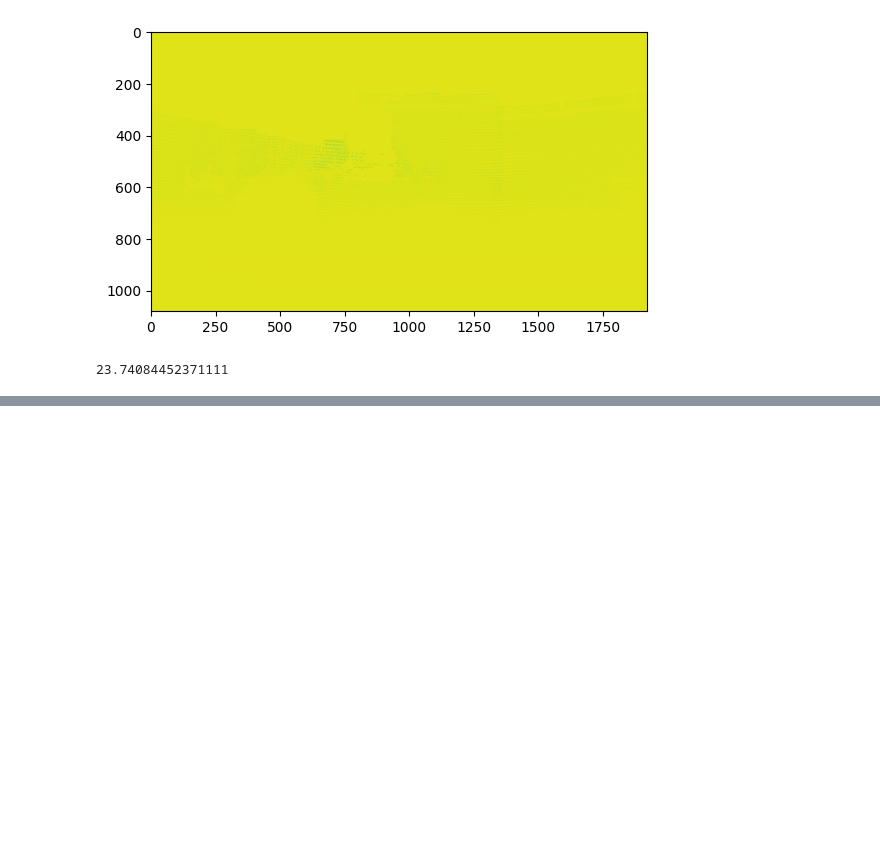
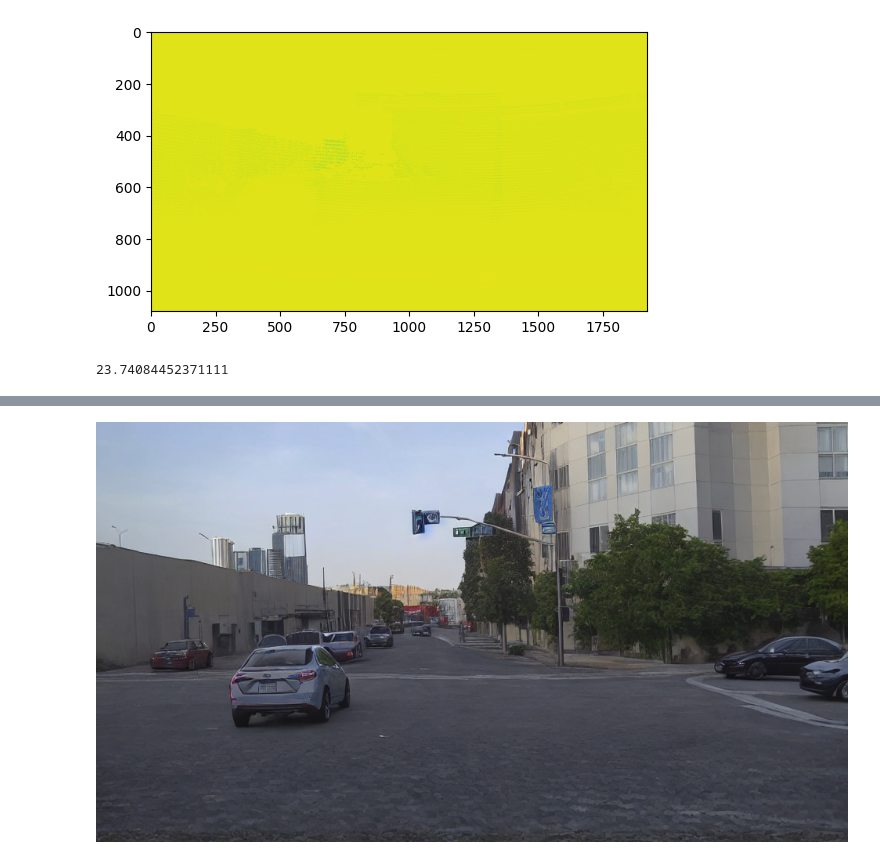
Before and after one commit to gasparyanartur/imaginedriving, a Jupyter notebook: notebooks/controlnet-test.ipynb, the cells around one changed output, grey strips where cells are left out. Drawn from its saved outputs; the diff is of its cells as text; code cells hidden in the pictures; blank space fills up the shorter version.

Commit message:
Add controlnet notebook

```diff
--- a/notebooks/controlnet-test.ipynb
+++ b/notebooks/controlnet-test.ipynb
@@ -207,0 +237,7 @@ print(dists.std())
+# %%
+pipe.unload_lora_weights()
+output_rgb = pipe(prompt="", image=input_rgb, control_image=input_dep, strength=0.4)
+# %%
+output_rgb.images[0]
+# %% [output]
+[figure, added]
```
Also changed, not shown: parts of 26 cells of this notebook.
